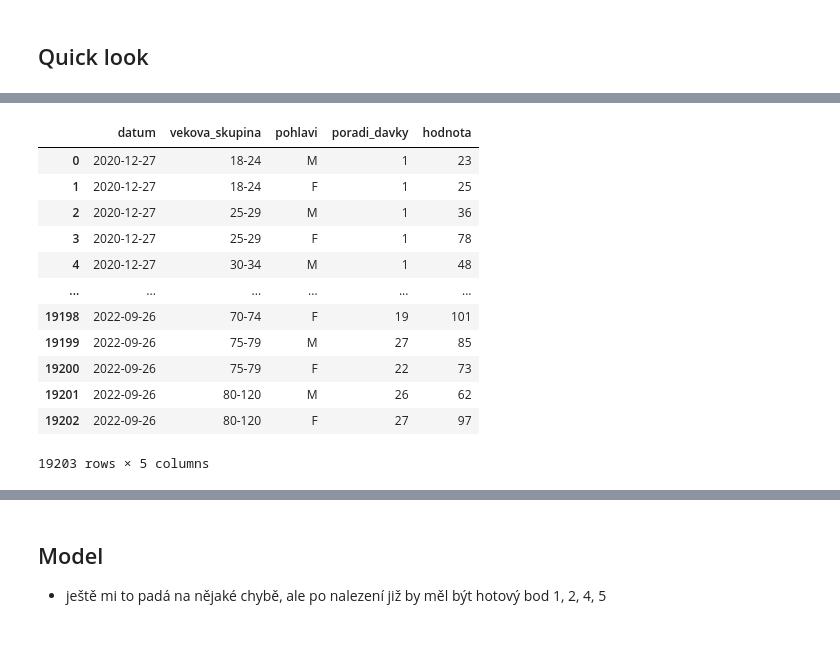
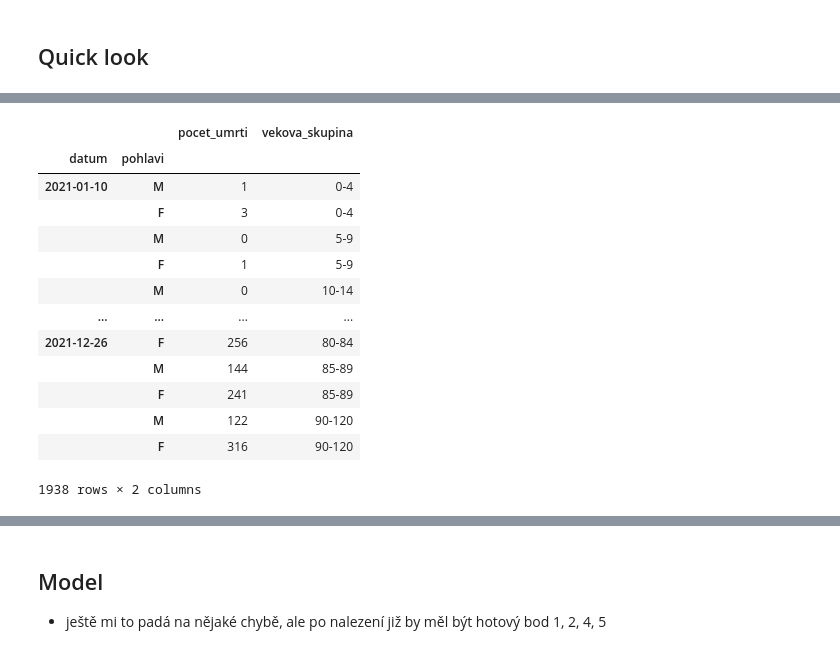
Before and after one commit to PalackyUniversity/nobel-model, a Jupyter notebook: main.ipynb, the cells around one changed output, grey strips where cells are left out. Drawn from its saved outputs; the diff is of its cells as text; code cells hidden in the pictures.

```diff
--- a/main.ipynb
+++ b/main.ipynb
@@ -37,9 +40,17 @@ dfd = dfd[dfd["pohlavi"] != "T"]
 
 # Converting and "normalizing"
 dfd["tyden"] = pd.to_datetime(dfd["tyden"] + '0', format="%Y-W%W%w")
-dfd["vek"] = dfd["vek"].str.split("T").str[0].str.lstrip("Y").replace("_GE90", 90).astype(int)
+# dfd["vek"] = dfd["vek"].str.split("T").str[0].str.lstrip("Y").replace("_GE90", 90).astype(int)
+dfd['vekova_skupina'] = (
+    dfd['vek']
+    .str.replace("_GE90", '90-120')
+    .str.replace('Y', '')
+    .str.replace('T', '-')
+)
 
-dfd = dfd.rename(columns={"tyden": "datum"})
+dfd = dfd.rename(columns={"tyden": "datum", 'hodnota': 'pocet_umrti'})
+
+df_deaths = dfd.drop(columns='vek').set_index(['datum', 'pohlavi'])
 # %% [markdown]
 ## Load vaccinations
 # %%
@@ -97,16 +92,17 @@ plt.plot(dfd.groupby("tyden").sum()["hodnota"]);
-# %%
-dfo
-# %% [output]
-|  | datum | vekova_skupina | pohlavi | poradi_davky | hodnota |
-| 0 | 2020-12-27 | 18-24 | M | 1 | 23 |
-| 1 | 2020-12-27 | 18-24 | F | 1 | 25 |
-| 2 | 2020-12-27 | 25-29 | M | 1 | 36 |
-| 3 | 2020-12-27 | 25-29 | F | 1 | 78 |
-| 4 | 2020-12-27 | 30-34 | M | 1 | 48 |
-| ... | ... | ... | ... | ... | ... |
-| 19198 | 2022-09-26 | 70-74 | F | 19 | 101 |
-| 19199 | 2022-09-26 | 75-79 | M | 27 | 85 |
-| 19200 | 2022-09-26 | 75-79 | F | 22 | 73 |
-| 19201 | 2022-09-26 | 80-120 | M | 26 | 62 |
-| 19202 | 2022-09-26 | 80-120 | F | 27 | 97 |
-19203 rows × 5 columns
+# %%
+df_deaths
+# %% [output]
+|  |  | pocet_umrti | vekova_skupina |
+| datum | pohlavi |  |  |
+| 2021-01-10 | M | 1 | 0-4 |
+|  | F | 3 | 0-4 |
+|  | M | 0 | 5-9 |
+|  | F | 1 | 5-9 |
+|  | M | 0 | 10-14 |
+| ... | ... | ... | ... |
+| 2021-12-26 | F | 256 | 80-84 |
+|  | M | 144 | 85-89 |
+|  | F | 241 | 85-89 |
+|  | M | 122 | 90-120 |
+|  | F | 316 | 90-120 |
+1938 rows × 2 columns
```
Also changed, not shown: parts of 15 cells of this notebook.
